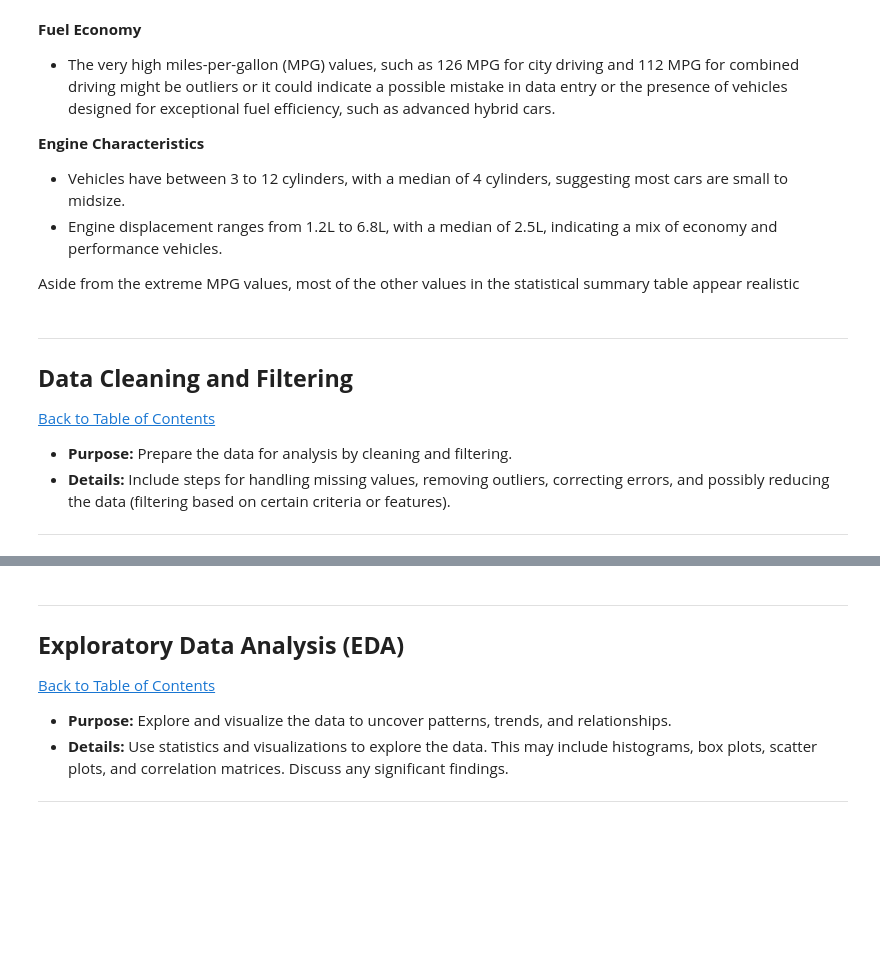
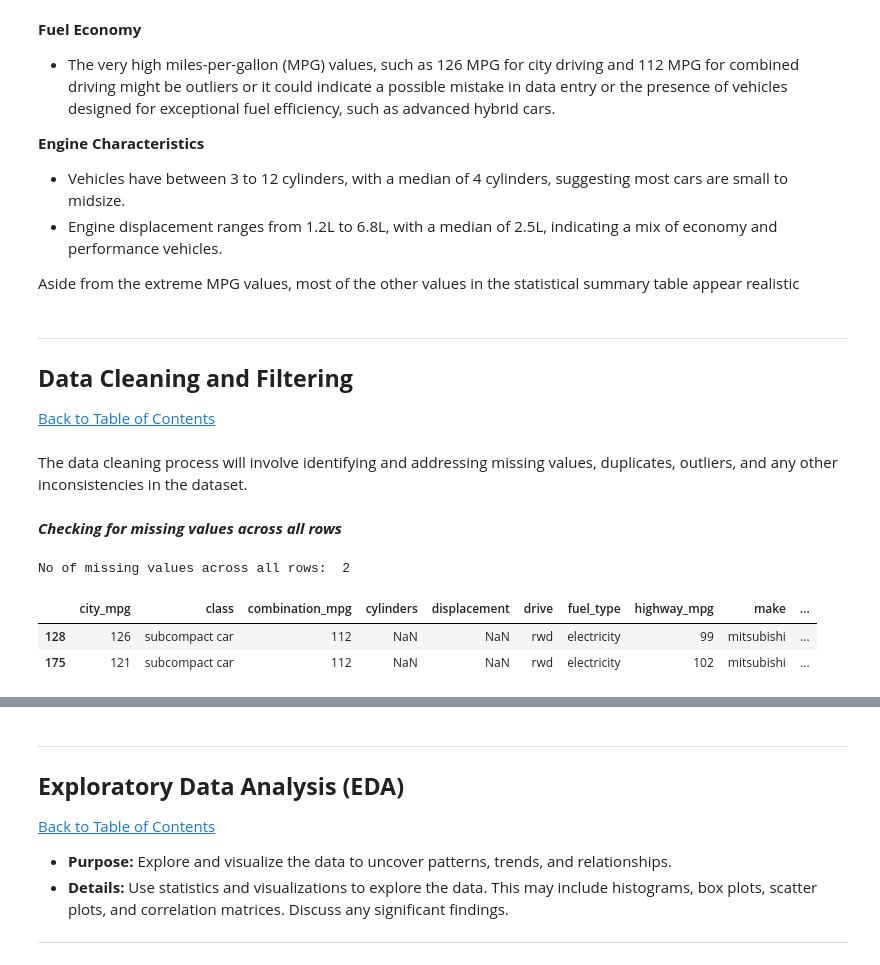
Before and after one commit to lamelkekana/Fuel_Economy_Insights, a Jupyter notebook: fuel_efficiency_analysis.ipynb, the cells around one changed output, grey strips where cells are left out. Saved outputs shown, nothing was run; the diff lists cells and outputs as text; code cells hidden in the pictures; blank space fills up the shorter version.

```diff
--- a/fuel_efficiency_analysis.ipynb
+++ b/fuel_efficiency_analysis.ipynb
@@ -173,7 +173,3 @@ Aside from the extreme MPG values, most of the other values in the statistical s
 ## **Data Cleaning and Filtering**
 <a id="four"></a>
 <a href=#cont>Back to Table of Contents</a>
-
-* **Purpose:** Prepare the data for analysis by cleaning and filtering.
-* **Details:** Include steps for handling missing values, removing outliers, correcting errors, and possibly reducing the data (filtering based on certain criteria or features).
----
@@ -181,0 +176,19 @@ Aside from the extreme MPG values, most of the other values in the statistical s
+# %% [markdown]
+The data cleaning process will involve identifying and addressing missing values, duplicates, outliers, and any other inconsistencies in the dataset.
+# %% [markdown]
+***Checking for missing values across all rows***
+# %%
+# Check for missing values across all the rows
+missing_val_rows = df.isnull().any(axis=1).sum()
+
+# Print out number of missing values
+print("No of missing values across all rows: ", missing_val_rows)
+# %% [output]
+No of missing values across all rows:  2
+# %%
+# view the rows with missing values
+df[df.isnull().any(axis=1)]
+# %% [output]
+|  | city_mpg | class | combination_mpg | cylinders | displacement | drive | fuel_type | highway_mpg | make | ... |
+| 128 | 126 | subcompact car | 112 | NaN | NaN | rwd | electricity | 99 | mitsubishi | ... |
+| 175 | 121 | subcompact car | 112 | NaN | NaN | rwd | electricity | 102 | mitsubishi | ... |
```
Also changed, not shown: parts of 27 cells of this notebook.
